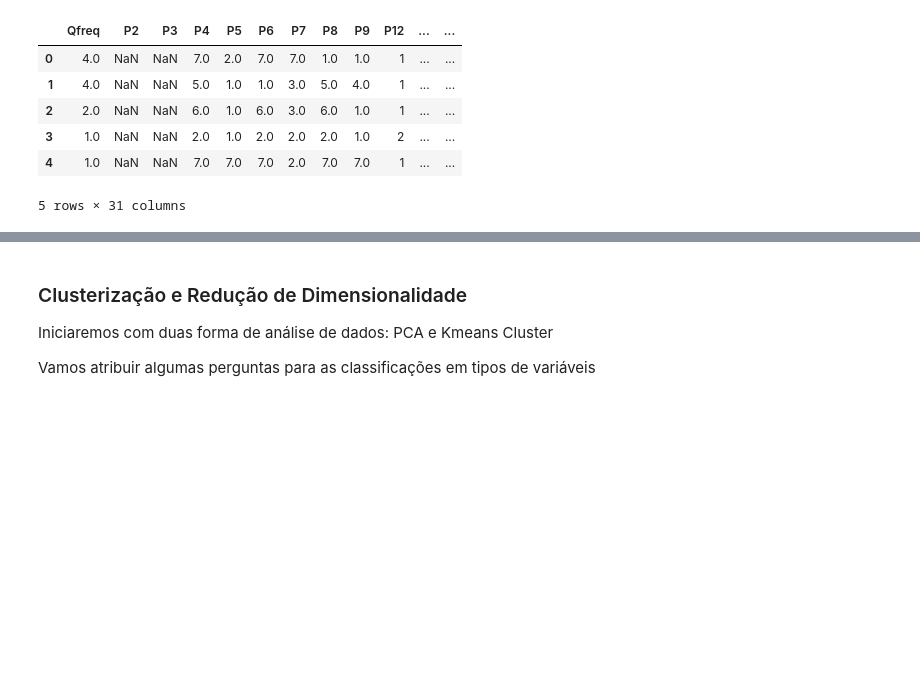
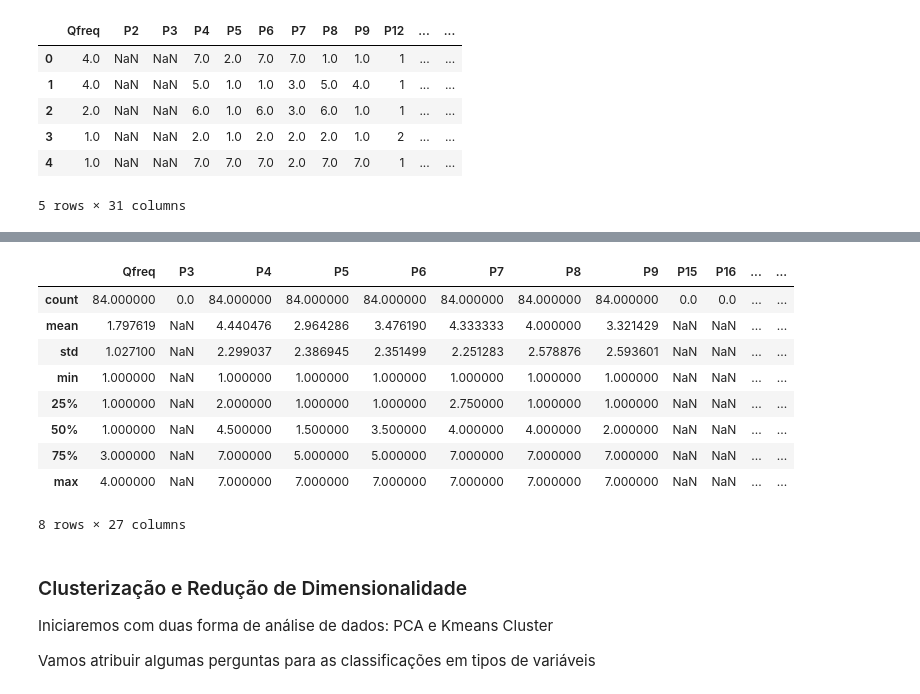
Before and after one commit to enzojunq/Base-de-dados, a Jupyter notebook: base.ipynb, the cells around one changed output, grey strips where cells are left out. Cells and saved outputs as stored; diff of their text form; code cells hidden in the pictures; blank space fills up the shorter version.

```diff
--- a/base.ipynb
+++ b/base.ipynb
@@ -148,3 +190,17 @@ Name: Qreg, dtype: int64
+# %%
+df_naosup = df[df.P12==2]
+df_naosup.describe()
+# %% [output]
+|  | Qfreq | P3 | P4 | P5 | P6 | P7 | P8 | P9 | P15 | P16 | ... | ... |
+| count | 84.000000 | 0.0 | 84.000000 | 84.000000 | 84.000000 | 84.000000 | 84.000000 | 84.000000 | 0.0 | 0.0 | ... | ... |
+| mean | 1.797619 | NaN | 4.440476 | 2.964286 | 3.476190 | 4.333333 | 4.000000 | 3.321429 | NaN | NaN | ... | ... |
+| std | 1.027100 | NaN | 2.299037 | 2.386945 | 2.351499 | 2.251283 | 2.578876 | 2.593601 | NaN | NaN | ... | ... |
+| min | 1.000000 | NaN | 1.000000 | 1.000000 | 1.000000 | 1.000000 | 1.000000 | 1.000000 | NaN | NaN | ... | ... |
+| 25% | 1.000000 | NaN | 2.000000 | 1.000000 | 1.000000 | 2.750000 | 1.000000 | 1.000000 | NaN | NaN | ... | ... |
+| 50% | 1.000000 | NaN | 4.500000 | 1.500000 | 3.500000 | 4.000000 | 4.000000 | 2.000000 | NaN | NaN | ... | ... |
+| 75% | 3.000000 | NaN | 7.000000 | 5.000000 | 5.000000 | 7.000000 | 7.000000 | 7.000000 | NaN | NaN | ... | ... |
+| max | 4.000000 | NaN | 7.000000 | 7.000000 | 7.000000 | 7.000000 | 7.000000 | 7.000000 | NaN | NaN | ... | ... |
+8 rows × 27 columns
 # %% [markdown]
 ### Clusterização e Redução de Dimensionalidade
 
```
Also changed, not shown: parts of 8 cells of this notebook.
